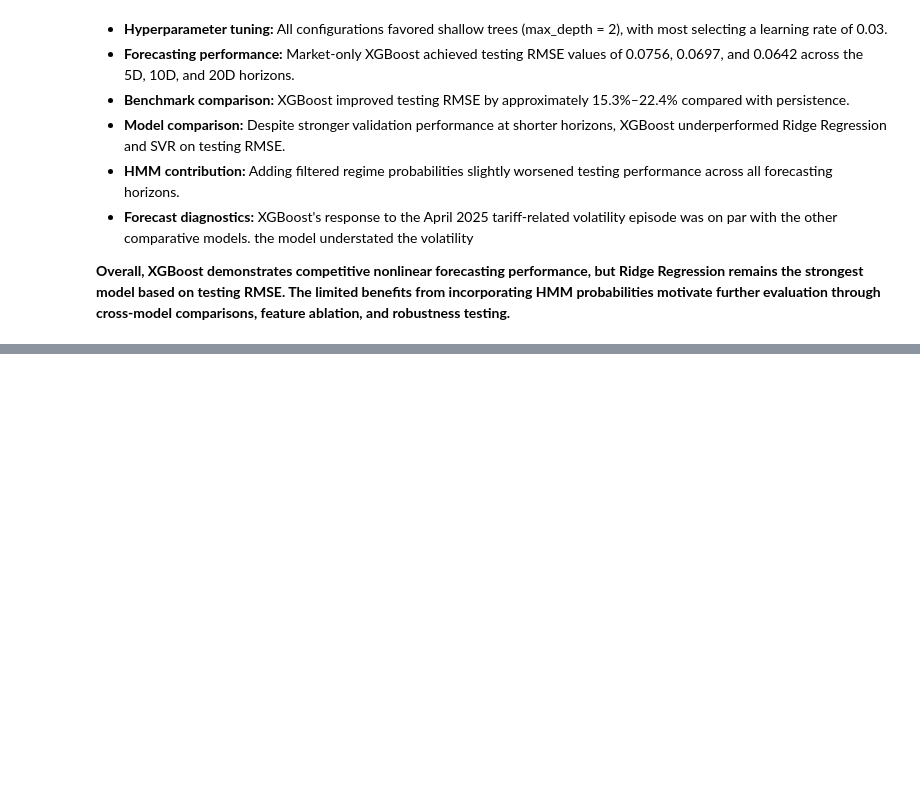
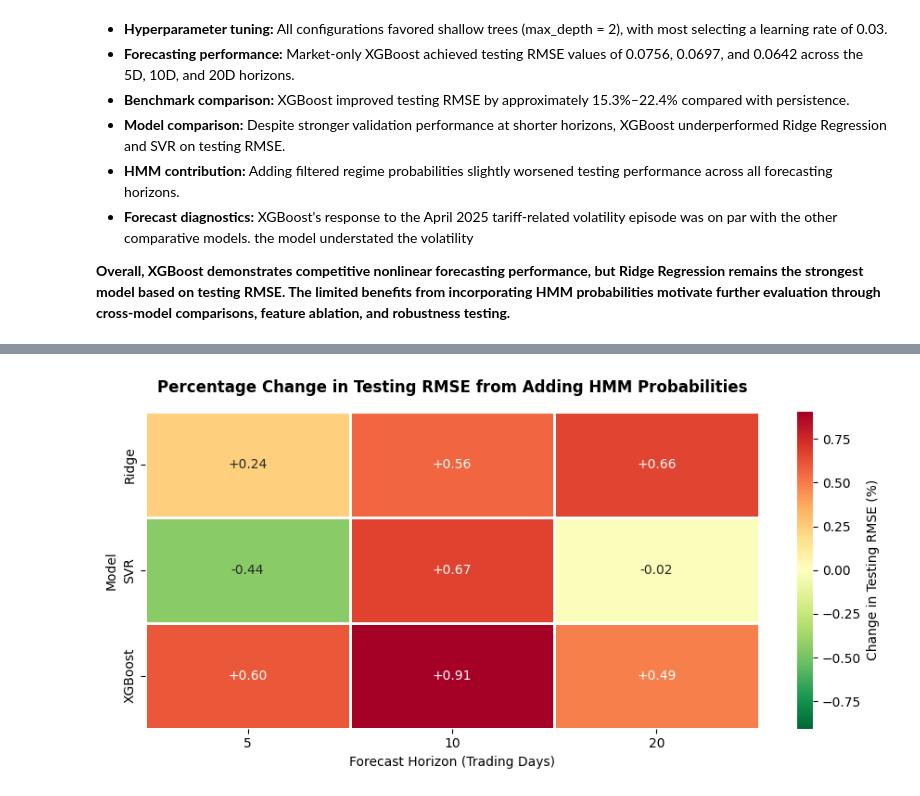
Before and after one commit to LR-Lemon/Milestone-II, a Jupyter notebook: notebooks/02_model_a_volatility_forecasting.ipynb, the cells around one changed output, grey strips where cells are left out. Drawn from its saved outputs; the diff is of its cells as text; code cells hidden in the pictures; blank space fills up the shorter version.

Commit message:
Completed Section 9 - Cross Model Evaluation

```diff
--- a/notebooks/02_model_a_volatility_forecasting.ipynb
+++ b/notebooks/02_model_a_volatility_forecasting.ipynb
@@ -3918,0 +4332,60 @@ plt.show()
+# %%
+
+# --------------------------------------------------
+# 9.2 HMM Contribution Heatmap
+# --------------------------------------------------
+
+# Prepare heatmap data
+hmm_heatmap_df = (
+    hmm_impact_df
+    .pivot(
+        index="Model",
+        columns="Horizon",
+        values="RMSE Change (%)"
+    )
+    .reindex(
+        index=["Ridge", "SVR", "XGBoost"],
+        columns=[5, 10, 20]
+    )
+)
+
+# Initialize figure for export
+fig_hmm_contribution, ax = plt.subplots(
+    figsize=(9, 4.5)
+)
+
+# Symmetric scale around zero
+color_limit = max(
+    abs(hmm_heatmap_df.min().min()),
+    abs(hmm_heatmap_df.max().max())
+)
+
+sns.heatmap(
+    hmm_heatmap_df,
+    annot=True,
+    fmt="+.2f",
+    cmap="RdYlGn_r",
+    center=0,
+    vmin=-color_limit,
+    vmax=color_limit,
+    linewidths=1,
+    linecolor="white",
+    cbar_kws={"label": "Change in Testing RMSE (%)"},
+    ax=ax
+)
+
+ax.set_title(
+    "Percentage Change in Testing RMSE from Adding HMM Probabilities",
+    fontsize=12,
+    fontweight="bold",
+    pad=15
+)
+
+ax.set_xlabel("Forecast Horizon (Trading Days)")
+ax.set_ylabel("Model")
+
+fig_hmm_contribution.tight_layout()
+
+plt.show()
+# %% [output]
+[figure, added]
```
Also changed, not shown: parts of 19 cells of this notebook.
